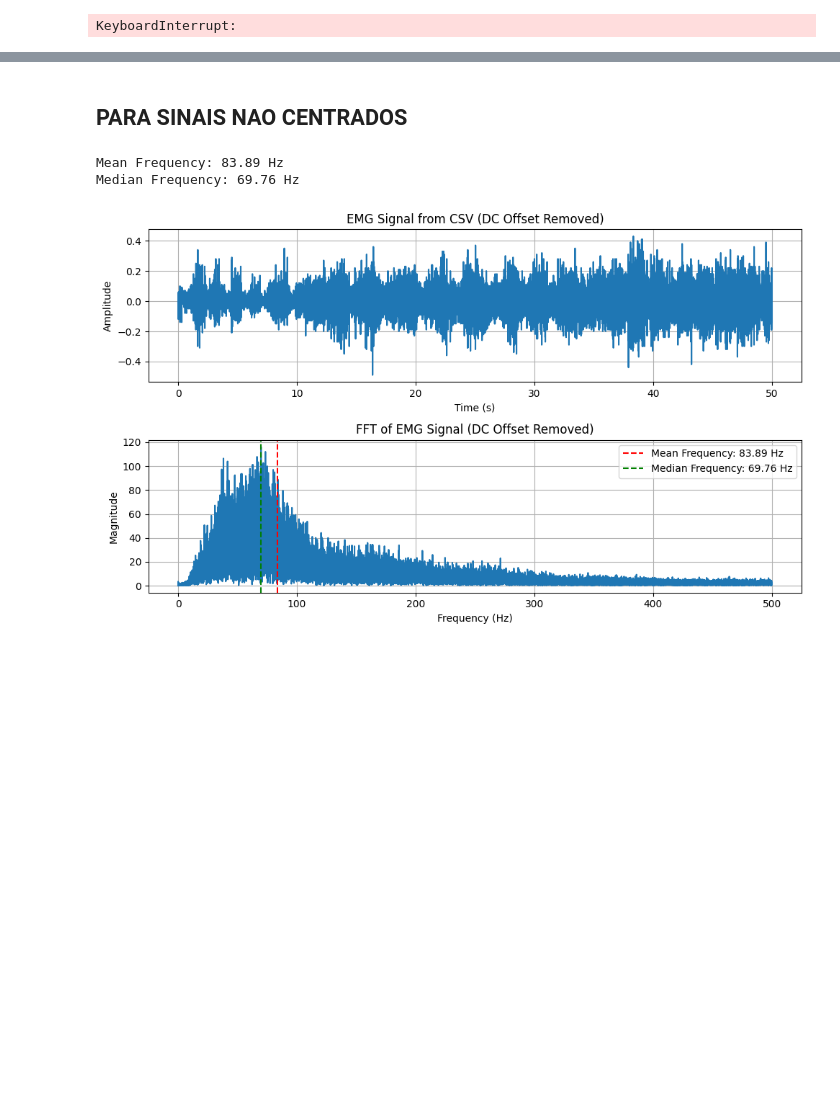
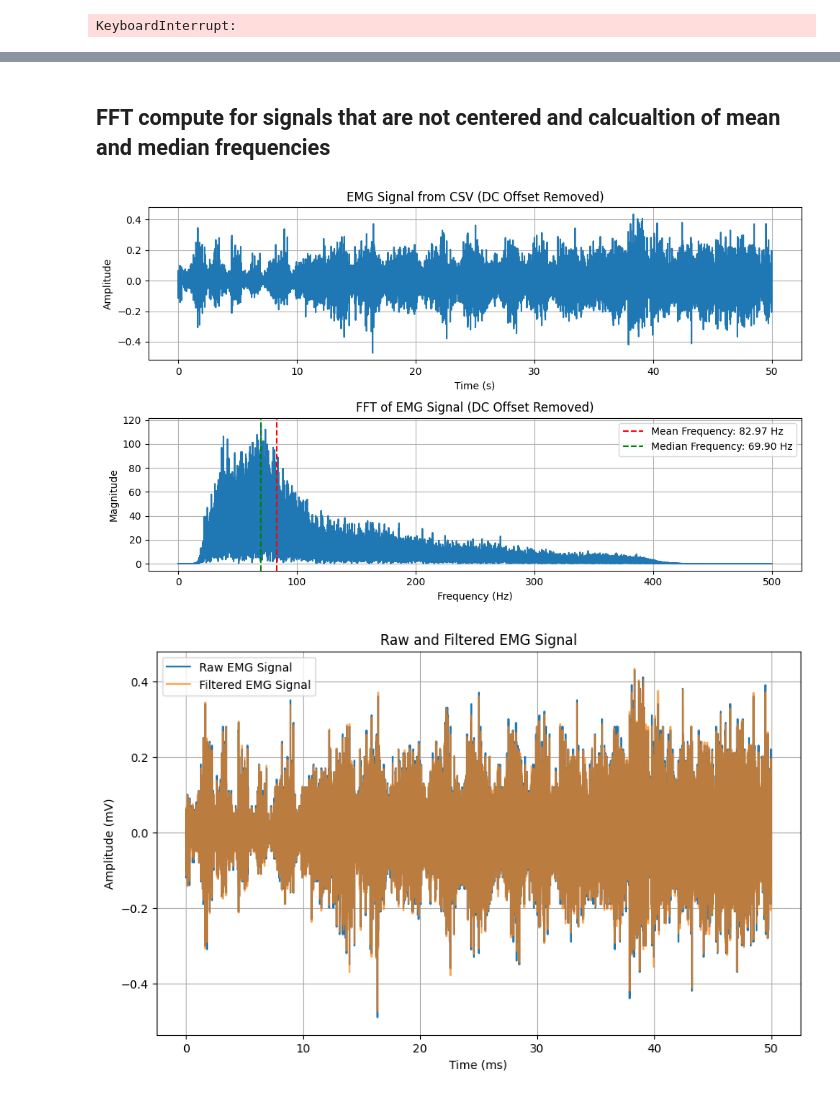
Before and after one commit to Stitch2220/FBio, a Jupyter notebook: 25.ipynb, the cells around one changed output, grey strips where cells are left out. Drawn from its saved outputs; the diff is of its cells as text; code cells hidden in the pictures; blank space fills up the shorter version.

```diff
--- a/25.ipynb
+++ b/25.ipynb
@@ -102,60 +104,111 @@ plt.show()
-# %% [markdown]
-## PARA SINAIS NAO CENTRADOS
+# %% [markdown]
+## FFT compute for signals that are not centered and calcualtion of mean and median frequencies
 # %%
+from aux_functions import apply_bandpass_filter, moving_average
 import numpy as np
 import matplotlib.pyplot as plt
 import pandas as pd
 
 #Read the signal from the CSV file without headers
-data = pd.read_csv('emg1_data.csv')
+data = pd.read_csv('Trash/raw_emg.csv')
 emg_signal = data['Raw Emg'].values.flatten() # Assuming the column name is 'signal'
 
 #Remove DC offset
 emg_signal_zero_mean = emg_signal - np.mean(emg_signal)
+filtered_emg = apply_bandpass_filter(emg_signal_zero_mean, lowcut=20, highcut=400, fs=1000, order=6)
+rectified_emg = np.abs(filtered_emg)
+smoothed_signal = moving_average(rectified_emg, window_size=300)
 
 #Parameters for the signal
-sampling_rate = 1000 # Adjust this according to your data n = len(emg_signal_zero_mean) t = np.linspace(0, n / sampling_rate, n, endpoint=False)
+sampling_rate = 1000 # Adjust this according to your data
+n = len(filtered_emg)
+t = np.linspace(0, n / sampling_rate, n, endpoint=False)
 
 #Compute FFT and power spectrum
 fft_frequencies = np.fft.rfftfreq(n, d=1/sampling_rate)
-fft_magnitude = np.abs(np.fft.rfft(emg_signal_zero_mean))
+fft_magnitude = np.abs(np.fft.rfft(filtered_emg))
 power_spectrum = fft_magnitude ** 2
 
 #Calculate mean frequency
 mean_frequency = np.sum(fft_frequencies * power_spectrum) / np.sum(power_spectrum)
 
 #Calculate median frequency
 cumulative_power = np.cumsum(power_spectrum)
 total_power = cumulative_power[-1]
 median_frequency = fft_frequencies[np.where(cumulative_power >= total_power / 2)[0][0]]
 
-#Print mean and median frequencies
-print(f"Mean Frequency: {mean_frequency:.2f} Hz")
-print(f"Median Frequency: {median_frequency:.2f} Hz")
 
 #Plot the EMG signal
 plt.figure(figsize=(10, 6))
 plt.subplot(2, 1, 1)
-plt.plot(t, emg_signal_zero_mean)
+plt.plot(t, filtered_emg)
 plt.title('EMG Signal from CSV (DC Offset Removed)')
 plt.xlabel('Time (s)')
 plt.ylabel('Amplitude')
 plt.grid(True)
 
 #Plot the FFT graph
 plt.subplot(2, 1, 2)
 plt.plot(fft_frequencies, fft_magnitude)
 plt.axvline(mean_frequency, color='r', linestyle='--', label=f'Mean Frequency: {mean_frequency:.2f} Hz')
 plt.axvline(median_frequency, color='g', linestyle='--', label=f'Median Frequency: {median_frequency:.2f} Hz')
 plt.title('FFT of EMG Signal (DC Offset Removed)')
 plt.xlabel('Frequency (Hz)')
 plt.ylabel('Magnitude')
 plt.legend()
 plt.grid(True)
 
 plt.tight_layout()
 plt.show()
+# Plot the raw and filtered EMG signals
+plt.figure(figsize=(10, 6))
+plt.plot(t, emg_signal_zero_mean, label='Raw EMG Signal')
+plt.plot(t, filtered_emg, label='Filtered EMG Signal', alpha=0.7)
+plt.title('Raw and Filtered EMG Signal')
+plt.xlabel('Time (ms)')
+plt.ylabel('Amplitude (mV)')
+plt.legend()
+plt.grid(True)
+plt.show()
+
+plt.figure(figsize=(14, 8))
+
+plt.subplot(3,1,1)
+plt.plot(emg_signal_zero_mean, label="Raw Emg", color="blue", alpha=0.6)
+plt.plot(filtered_emg, label="Filtered Emg", color="purple")
+plt.title("Raw and Filtered Emg")
+plt.xlabel("Time (ms)")
+plt.ylabel("Amplitude (mV)")
+plt.grid()
+
+
+plt.subplot(3,1,2)
+plt.plot(rectified_emg, label="Rectified", color="red")
+plt.title("Rectified Emg")
+plt.xlabel("Time (ms)")
+plt.ylabel("Amplitude (mV)")
+plt.grid()
+
+
+plt.subplot(3,1,3)
+plt.plot(smoothed_signal, label="Smoothed Signal", color="green")
+plt.title("Smoothed Emg")
+plt.xlabel("Time (ms)")
+plt.ylabel("Amplitude (mV)")
+plt.grid()
+
+
+plt.legend()
+plt.tight_layout()
+plt.show()
+
+
+# Results Figure
+
+
+
+
+# Results Figure
 # %% [output]
-Mean Frequency: 83.89 Hz
-Median Frequency: 69.76 Hz
-[figure, old version]
+[figure, new version]
+[figure, added]
```
Also changed, not shown: parts of 10 cells of this notebook, 12 other files.
